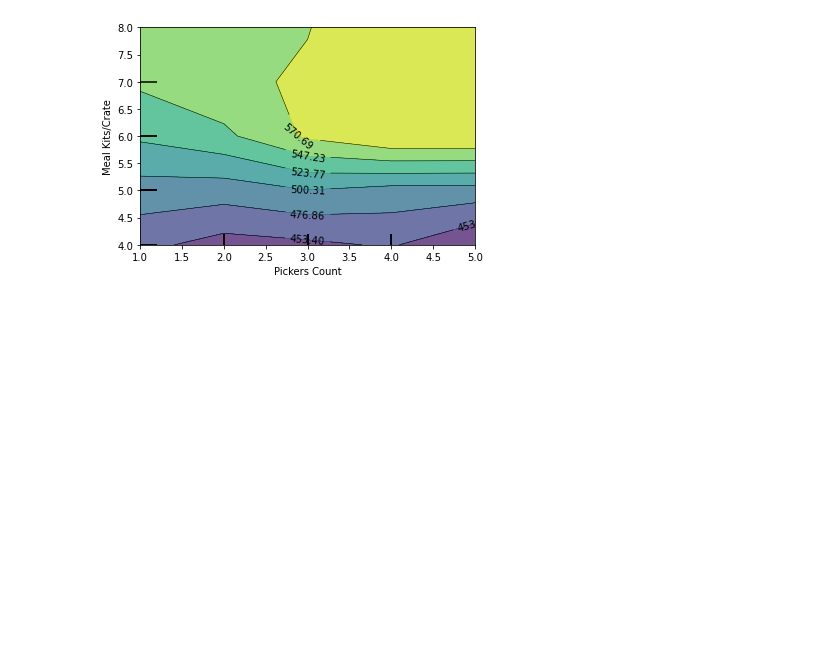
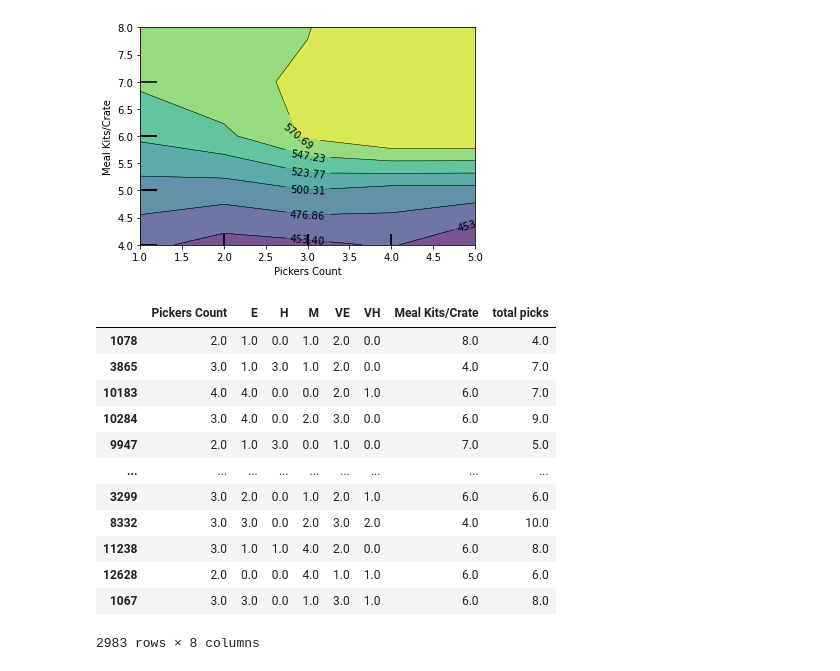
Before and after one commit to QPeiran/predicting_mks_speed, a Jupyter notebook: baseline_model.ipynb, the cells around one changed output. Saved outputs shown, nothing was run; the diff lists cells and outputs as text; code cells hidden in the pictures; blank space fills up the shorter version.

```diff
--- a/baseline_model.ipynb
+++ b/baseline_model.ipynb
@@ -236,0 +242,16 @@ plot_partial_dependence(my_forest, X_test, [(0,6)])
+# %%
+X_test
+# %% [output]
+|  | Pickers Count | E | H | M | VE | VH | Meal Kits/Crate | total picks |
+| 1078 | 2.0 | 1.0 | 0.0 | 1.0 | 2.0 | 0.0 | 8.0 | 4.0 |
+| 3865 | 3.0 | 1.0 | 3.0 | 1.0 | 2.0 | 0.0 | 4.0 | 7.0 |
+| 10183 | 4.0 | 4.0 | 0.0 | 0.0 | 2.0 | 1.0 | 6.0 | 7.0 |
+| 10284 | 3.0 | 4.0 | 0.0 | 2.0 | 3.0 | 0.0 | 6.0 | 9.0 |
+| 9947 | 2.0 | 1.0 | 3.0 | 0.0 | 1.0 | 0.0 | 7.0 | 5.0 |
+| ... | ... | ... | ... | ... | ... | ... | ... | ... |
+| 3299 | 3.0 | 2.0 | 0.0 | 1.0 | 2.0 | 1.0 | 6.0 | 6.0 |
+| 8332 | 3.0 | 3.0 | 0.0 | 2.0 | 3.0 | 2.0 | 4.0 | 10.0 |
+| 11238 | 3.0 | 1.0 | 1.0 | 4.0 | 2.0 | 0.0 | 6.0 | 8.0 |
+| 12628 | 2.0 | 0.0 | 0.0 | 4.0 | 1.0 | 1.0 | 6.0 | 6.0 |
+| 1067 | 3.0 | 3.0 | 0.0 | 1.0 | 3.0 | 1.0 | 6.0 | 8.0 |
+2983 rows × 8 columns
```
Also changed, not shown: parts of 4 cells of this notebook.
